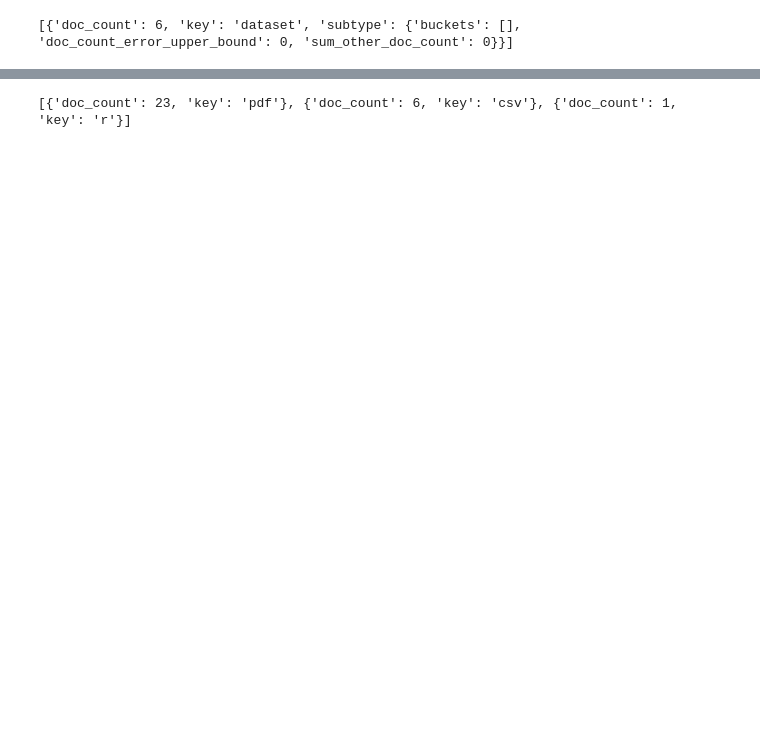
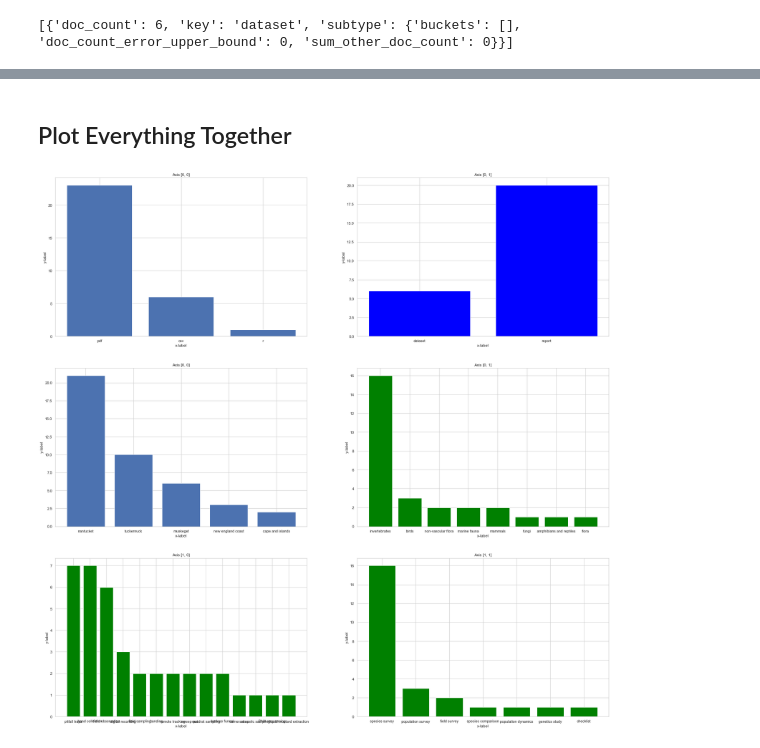
Before and after one commit to amckennafoster/nbidata, a Jupyter notebook: metadata-harvesting/metadata-harvest.ipynb, the cells around one changed output, grey strips where cells are left out. Drawn from its saved outputs; the diff is of its cells as text; code cells hidden in the pictures; blank space fills up the shorter version.

```diff
--- a/metadata-harvesting/metadata-harvest.ipynb
+++ b/metadata-harvesting/metadata-harvest.ipynb
@@ -338,4 +314,0 @@ for s in stats:
-# %%
-# Convert to a dataframe
-dfstats = pd.DataFrame(list)
-dfstats.head()
@@ -353,4 +356,2 @@ ax.set_xticklabels(ax.get_xticklabels(), rotation=45, ha='right')
-# %%
-print(list)
-# %% [output]
-[{'doc_count': 23, 'key': 'pdf'}, {'doc_count': 6, 'key': 'csv'}, {'doc_count': 1, 'key': 'r'}]
+# %% [markdown]
+## Plot Everything Together
@@ -356,0 +362,21 @@ print(list)
+# %%
+fig, axs = plt.subplots(3, 2, figsize=(30,30))
+cmap=plt.get_cmap('Blues')
+
+axs[0, 0].bar(dfstats['types'], dfstats['count'])
+axs[0, 0].set_title('Axis [0, 0]')
+axs[0, 1].bar(dfstats2['types'], dfstats2['count'], color='blue')
+axs[0, 1].set_title('Axis [0, 1]')
+axs[1, 0].bar(dfgeoplt['types'], dfgeoplt['count'])
+axs[1, 0].set_title('Axis [0, 0]')
+axs[1, 1].bar(dfgroupplt['types'], dfgroupplt['count'], color='green')
+axs[1, 1].set_title('Axis [0, 1]')
+axs[2, 0].bar(dfmethodplt['types'], dfmethodplt['count'], color='green')
+axs[2, 0].set_title('Axis [1, 0]')
+axs[2, 1].bar(dftypeplt['types'], dftypeplt['count'], color='green')
+axs[2, 1].set_title('Axis [1, 1]')
+
+for ax in axs.flat:
+    ax.set(xlabel='x-label', ylabel='y-label')
+# %% [output]
+[figure, added]
```
Also changed, not shown: parts of 24 cells of this notebook, 9 other files.
